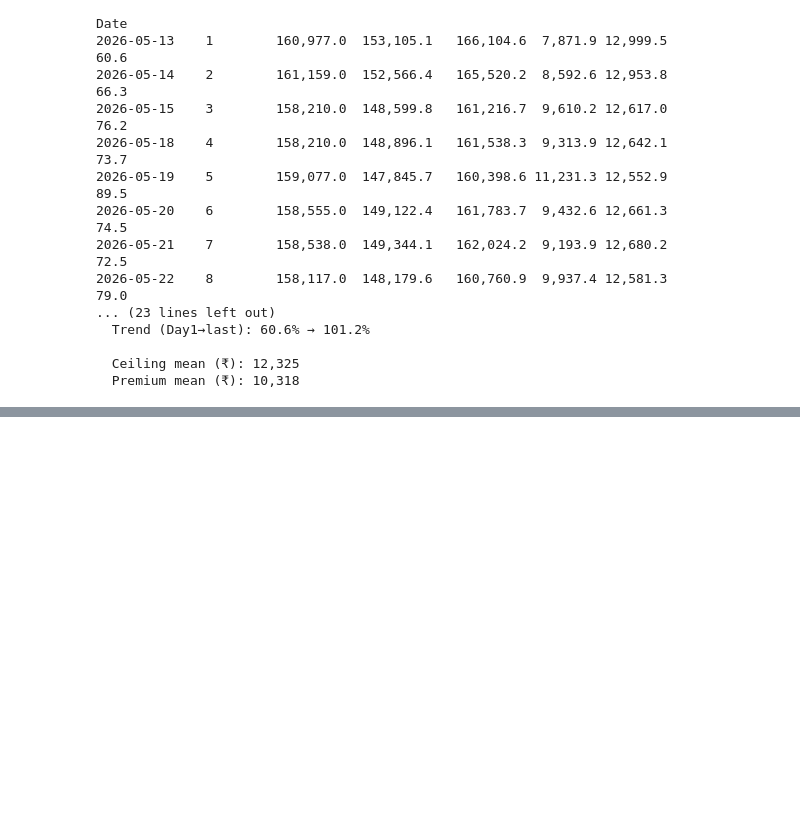
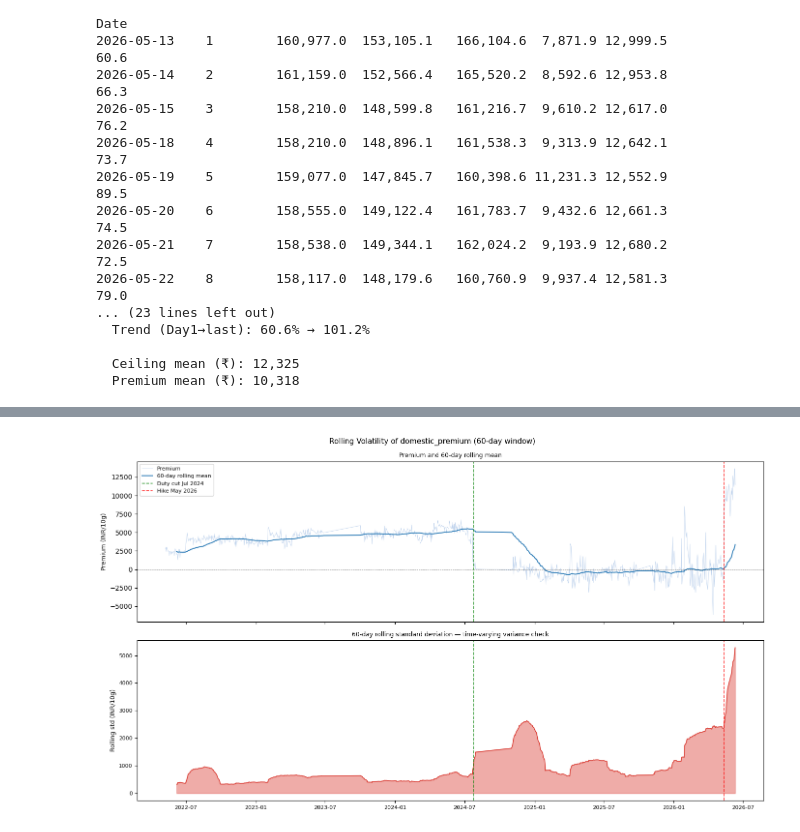
Before and after one commit to OlixIgnacious/gold-policy-project, a Jupyter notebook: notebooks/01_eda.ipynb, the cells around one changed output, grey strips where cells are left out. Saved outputs shown, nothing was run; the diff lists cells and outputs as text; code cells hidden in the pictures; blank space fills up the shorter version.

```diff
--- a/notebooks/01_eda.ipynb
+++ b/notebooks/01_eda.ipynb
@@ -451,0 +1708,70 @@ Date
+# %%
+# ── Cell 16: Rolling volatility of domestic_premium ──────────────────────
+# Check for time-varying variance (heteroskedasticity).
+# Motivates Newey-West HAC standard errors and GARCH in Notebook 04.
+
+import matplotlib.pyplot as plt
+import numpy as np
+
+ROLL_WIN = 60  # ~3 months
+
+fig, axes = plt.subplots(2, 1, figsize=(14, 8), sharex=True)
+fig.suptitle("Rolling Volatility of domestic_premium (60-day window)", fontsize=11)
+
+prem = df["domestic_premium"].dropna()
+roll_std  = prem.rolling(ROLL_WIN, min_periods=20).std()
+roll_mean = prem.rolling(ROLL_WIN, min_periods=20).mean()
+
+# Top: premium time series with rolling mean
+ax1 = axes[0]
+ax1.plot(prem.index, prem, color="#aec7e8", linewidth=0.6, alpha=0.8, label="Premium")
+ax1.plot(roll_mean.index, roll_mean, color="#2c7bb6", linewidth=1.4, label="60-day rolling mean")
+ax1.axvline(DUTY_CUT,    color="green", linewidth=1.2, linestyle="--", alpha=0.8, label="Duty cut Jul 2024")
+ax1.axvline(POLICY_DATE, color="red",   linewidth=1.2, linestyle="--", alpha=0.8, label="Hike May 2026")
+ax1.axhline(0, color="black", linewidth=0.5, linestyle="--", alpha=0.4)
+ax1.set_ylabel("Premium (INR/10g)", fontsize=9)
+ax1.legend(fontsize=8, loc="upper left")
+ax1.set_title("Premium and 60-day rolling mean", fontsize=9)
+
+# Bottom: rolling std
+ax2 = axes[1]
+ax2.fill_between(roll_std.index, roll_std, alpha=0.4, color="#d73027")
+ax2.plot(roll_std.index, roll_std, color="#d73027", linewidth=1.0)
+ax2.axvline(DUTY_CUT,    color="green", linewidth=1.2, linestyle="--", alpha=0.8)
+ax2.axvline(POLICY_DATE, color="red",   linewidth=1.2, linestyle="--", alpha=0.8)
+ax2.set_ylabel("Rolling std (INR/10g)", fontsize=9)
+ax2.set_title("60-day rolling standard deviation — time-varying variance check", fontsize=9)
+ax2.tick_params(labelsize=8)
+
+plt.tight_layout()
+plt.savefig(FIG_DIR / "fig12_rolling_volatility.png", dpi=150, bbox_inches="tight")
+plt.show()
+
+# Regime volatility comparison
+import pandas as pd
+regimes = {
+    "High-duty  (Jan 2022 - Jul 2024)": df[df.index < DUTY_CUT],
+    "Low-duty   (Jul 2024 - May 2026)": df[(df.index >= DUTY_CUT) & (df.index < POLICY_DATE)],
+    "Post-hike  (May 2026+)":           df[df.index >= POLICY_DATE]
+}
+print("=== Regime volatility comparison ===")
+print("Regime".ljust(40) + "N".rjust(5) + "Std".rjust(9) + "IQR".rjust(9) + "Max|prem|".rjust(12))
+print("-" * 75)
+for name, sub in regimes.items():
+    s = sub["domestic_premium"].dropna()
+    if len(s) == 0:
+        continue
+    iqr = s.quantile(0.75) - s.quantile(0.25)
+    print(name.ljust(40) +
+          str(len(s)).rjust(5) +
+          str(round(s.std())).rjust(9) +
+          str(round(iqr)).rjust(9) +
+          str(round(s.abs().max())).rjust(12))
+
+print("")
+print("Verdict:")
+print("  Std RISES across regimes — variance is time-varying (heteroskedastic).")
+print("  Newey-West HAC SE in ITS regression is appropriate.")
+print("  GARCH model in Notebook 04 will formally estimate conditional variance.")
+# %% [output]
+[figure, added]
```
Also changed, not shown: parts of 18 cells of this notebook, 19 other files.
